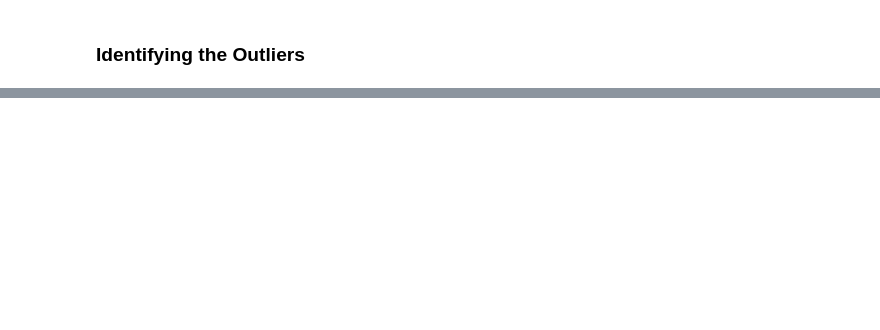
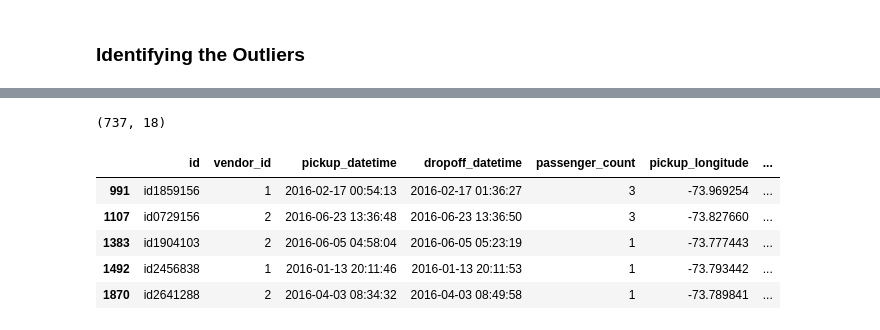
Before and after one commit to ishitaagl20/NYC-Taxi_Trip_Prediction, a Jupyter notebook: Data Exploration and Preprocessing.ipynb, the cells around one changed output, grey strips where cells are left out. Cells and saved outputs as stored; diff of their text form; code cells hidden in the pictures; blank space fills up the shorter version.

```diff
--- a/Data Exploration and Preprocessing.ipynb
+++ b/Data Exploration and Preprocessing.ipynb
@@ -254,0 +190,14 @@ Outliers based on Z-Score:
+# %%
+z_scores = stats.zscore(data['speed_m_s'])
+threshold = 3
+outliers = data[abs(z_scores) > threshold]
+print(outliers.shape)
+outliers.head()
+# %% [output]
+(737, 18)
+|  | id | vendor_id | pickup_datetime | dropoff_datetime | passenger_count | pickup_longitude | ... |
+| 991 | id1859156 | 1 | 2016-02-17 00:54:13 | 2016-02-17 01:36:27 | 3 | -73.969254 | ... |
+| 1107 | id0729156 | 2 | 2016-06-23 13:36:48 | 2016-06-23 13:36:50 | 3 | -73.827660 | ... |
+| 1383 | id1904103 | 2 | 2016-06-05 04:58:04 | 2016-06-05 05:23:19 | 1 | -73.777443 | ... |
+| 1492 | id2456838 | 1 | 2016-01-13 20:11:46 | 2016-01-13 20:11:53 | 1 | -73.793442 | ... |
+| 1870 | id2641288 | 2 | 2016-04-03 08:34:32 | 2016-04-03 08:49:58 | 1 | -73.789841 | ... |
```
Also changed, not shown: parts of 20 cells of this notebook, 1 other file.
